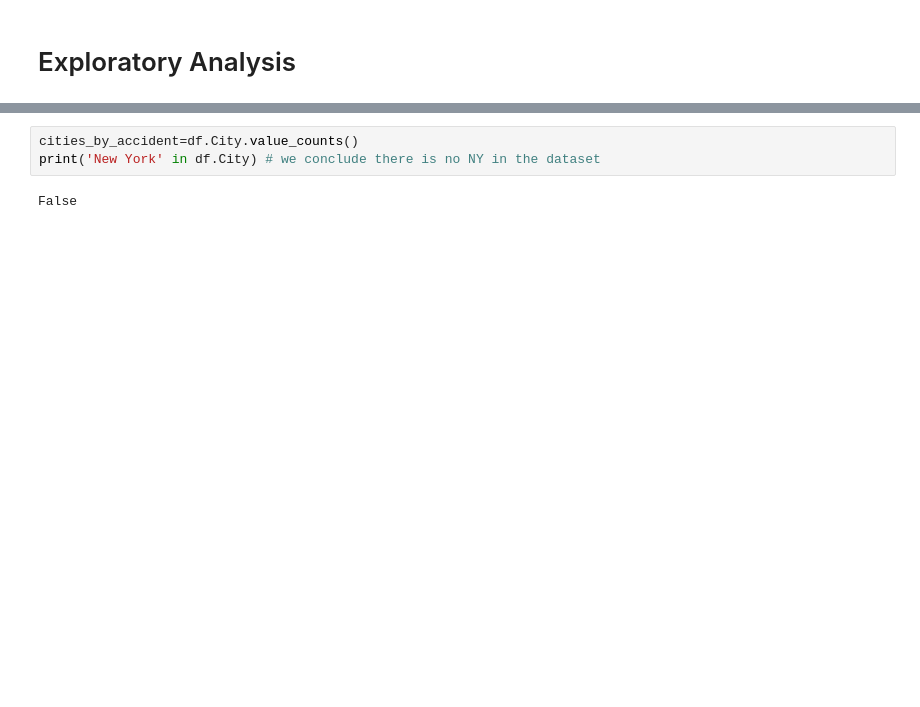
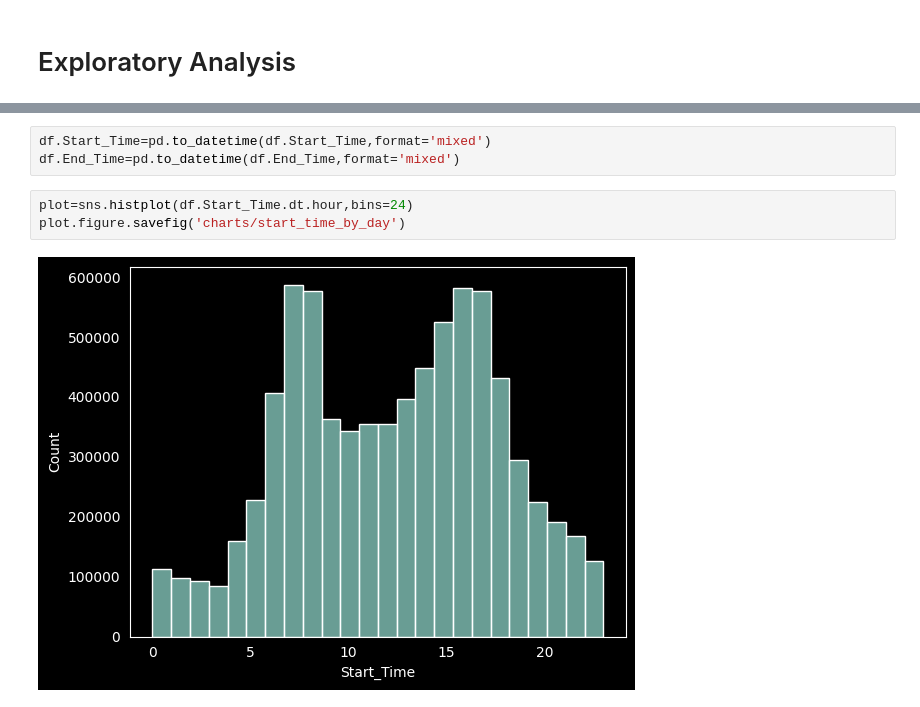
Before and after one commit to ajdjyt/exploratory-da, a Jupyter notebook: exploratory-ds.ipynb, the cells around one changed output, grey strips where cells are left out. Cells and saved outputs as stored; diff of their text form; blank space fills up the shorter version.

```diff
--- a/exploratory-ds.ipynb
+++ b/exploratory-ds.ipynb
@@ -113,5 +128,8 @@ Weather_Condition 145
-# %%
-cities_by_accident=df.City.value_counts()
-print('New York' in df.City) # we conclude there is no NY in the dataset
-# %% [output]
-False
+# %%
+df.Start_Time=pd.to_datetime(df.Start_Time,format='mixed')
+df.End_Time=pd.to_datetime(df.End_Time,format='mixed')
+# %%
+plot=sns.histplot(df.Start_Time.dt.hour,bins=24)
+plot.figure.savefig('charts/start_time_by_day')
+# %% [output]
+[figure, added]
```
Also changed, not shown: parts of 62 cells of this notebook, 5 other files.
